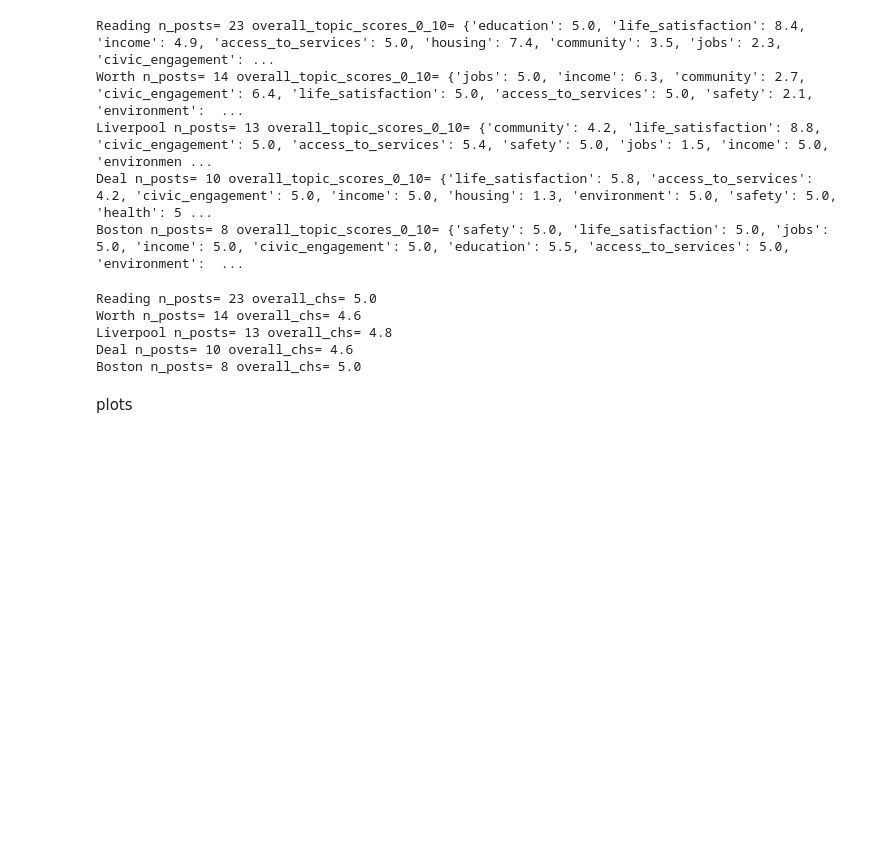
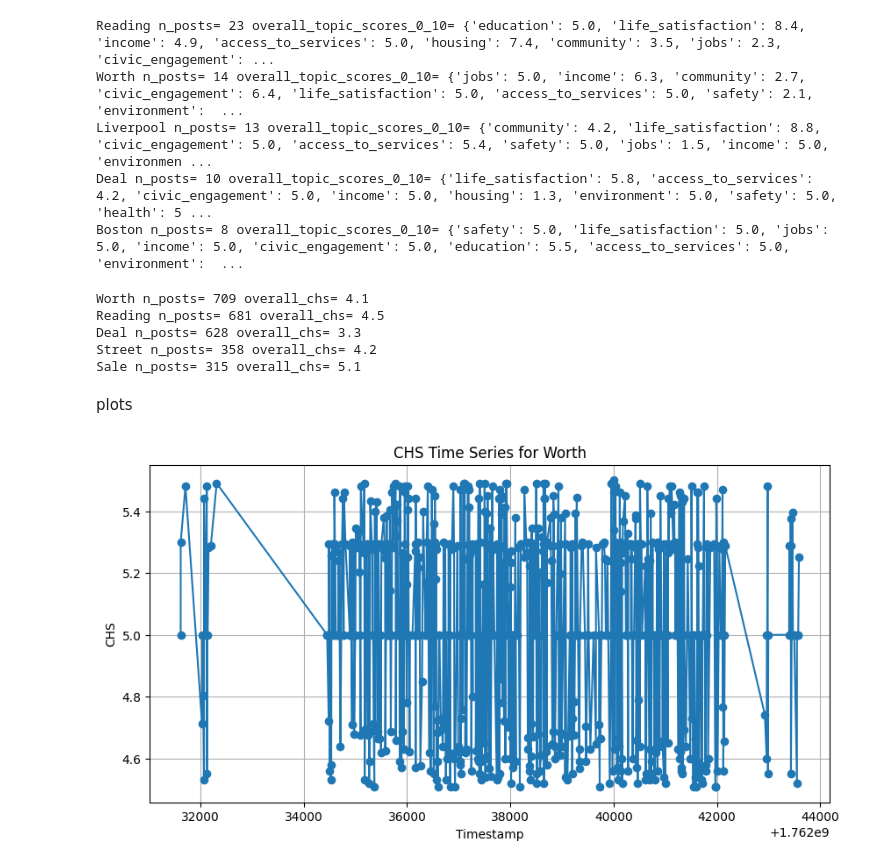
Before and after one commit to GrignardReagent/HTB_2026, a Jupyter notebook: bluesky_chs.ipynb, the cells around one changed output. Saved outputs shown, nothing was run; the diff lists cells and outputs as text; code cells hidden in the pictures; blank space fills up the shorter version.

```diff
--- a/bluesky_chs.ipynb
+++ b/bluesky_chs.ipynb
@@ -304,18 +304,33 @@ with open(OUT_FILE.with_name('api_1_analysis_batched.json'), 'w', encoding='utf-
     json.dump(results_batch, f, ensure_ascii=False, indent=2)
 # %%
 # read in the results from results_batch
-with open(OUT_FILE.with_name('api_1_analysis_batched.json'), 'r', encoding='utf-8') as f:
+with open(OUT_FILE.with_name('api_1_analysis_batched_2.json'), 'r', encoding='utf-8') as f:
     results_batch = json.load(f)
 
 # brief summary
 for r in results_batch[:5]:
     print(r['city'], 'n_posts=', r['n_posts'], 'overall_chs=', round(r['overall_chs'],1))
 # %% [output]
-Reading n_posts= 23 overall_chs= 5.0
-Worth n_posts= 14 overall_chs= 4.6
-Liverpool n_posts= 13 overall_chs= 4.8
-Deal n_posts= 10 overall_chs= 4.6
-Boston n_posts= 8 overall_chs= 5.0
+Worth n_posts= 709 overall_chs= 4.1
+Reading n_posts= 681 overall_chs= 4.5
+Deal n_posts= 628 overall_chs= 3.3
+Street n_posts= 358 overall_chs= 4.2
+Sale n_posts= 315 overall_chs= 5.1
 # %% [markdown]
 plots
+# %%
+# plot CHS time series for a sample city
+import matplotlib.pyplot as plt
+sample_city = results_batch[0]  # change index for different cities
+times = [entry['posted_at_timestamp'] for entry in sample_city['timeseries']]
+chs_values = [entry['chs'] for entry in sample_city['timeseries']]
+plt.figure(figsize=(10,5))
+plt.plot(times, chs_values, marker='o')
+plt.title(f"CHS Time Series for {sample_city['city']}")
+plt.xlabel("Timestamp")
+plt.ylabel("CHS")
+plt.grid()
+plt.show()
+# %% [output]
+[figure, added]
 # %%
```
Also changed, not shown: parts of 2 cells of this notebook.
